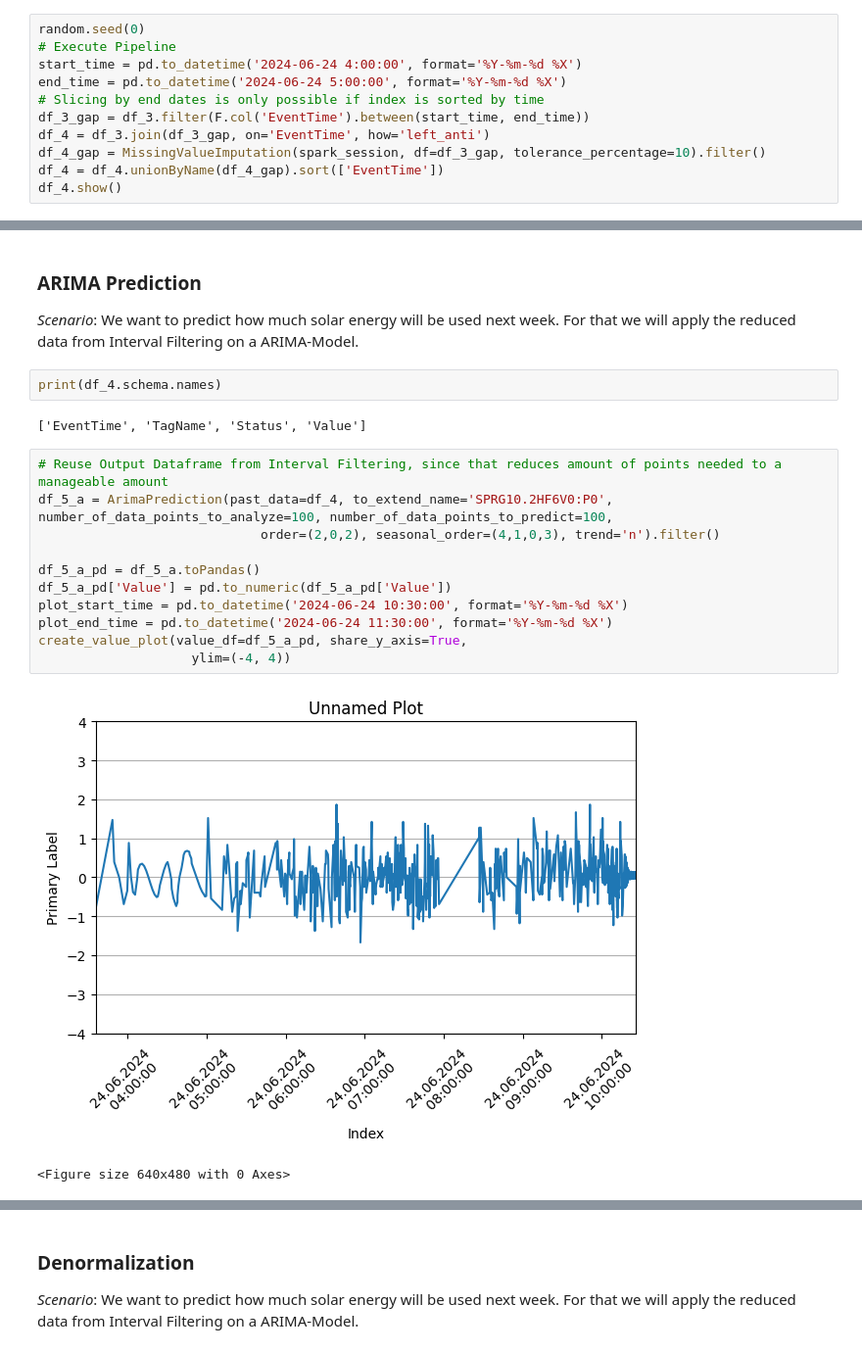
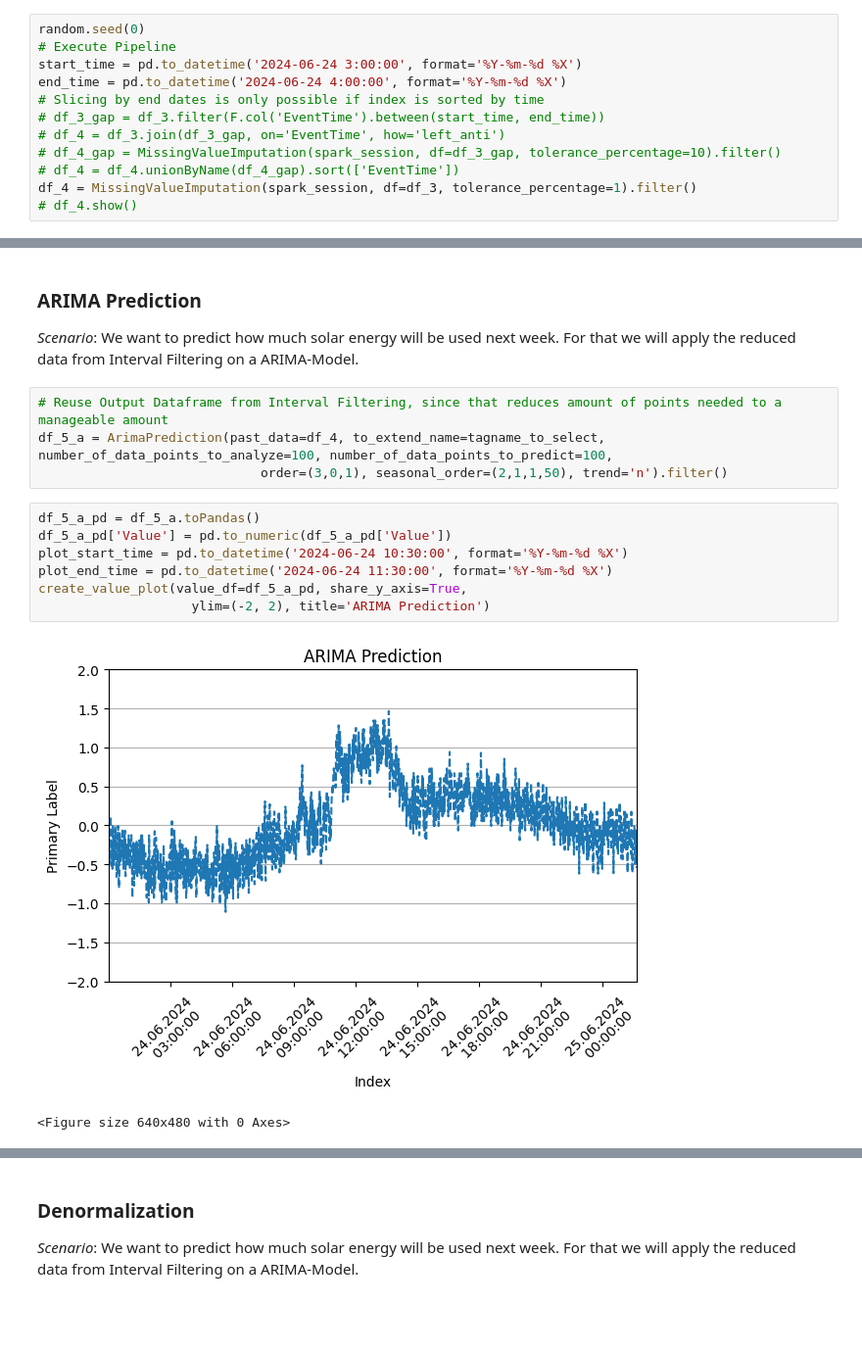
Before and after one commit to rtdip/core, a Jupyter notebook: notebook/pipeline_showcase.ipynb, the cells around one changed output, grey strips where cells are left out. Shown at 98% size. Cells and saved outputs as stored; diff of their text form; blank space fills up the shorter version.

```diff
--- a/notebook/pipeline_showcase.ipynb
+++ b/notebook/pipeline_showcase.ipynb
@@ -174,11 +148,12 @@ Sometimes a value is missing because of sensor error or similar issues. This mak
 # %%
 random.seed(0)
 # Execute Pipeline
-start_time = pd.to_datetime('2024-06-24 4:00:00', format='%Y-%m-%d %X')
-end_time = pd.to_datetime('2024-06-24 5:00:00', format='%Y-%m-%d %X')
+start_time = pd.to_datetime('2024-06-24 3:00:00', format='%Y-%m-%d %X')
+end_time = pd.to_datetime('2024-06-24 4:00:00', format='%Y-%m-%d %X')
 # Slicing by end dates is only possible if index is sorted by time
-df_3_gap = df_3.filter(F.col('EventTime').between(start_time, end_time))
-df_4 = df_3.join(df_3_gap, on='EventTime', how='left_anti')
-df_4_gap = MissingValueImputation(spark_session, df=df_3_gap, tolerance_percentage=10).filter()
-df_4 = df_4.unionByName(df_4_gap).sort(['EventTime'])
-df_4.show()
+# df_3_gap = df_3.filter(F.col('EventTime').between(start_time, end_time))
+# df_4 = df_3.join(df_3_gap, on='EventTime', how='left_anti')
+# df_4_gap = MissingValueImputation(spark_session, df=df_3_gap, tolerance_percentage=10).filter()
+# df_4 = df_4.unionByName(df_4_gap).sort(['EventTime'])
+df_4 = MissingValueImputation(spark_session, df=df_3, tolerance_percentage=1).filter()
+# df_4.show()
@@ -212,21 +167,17 @@ print(df_4.toPandas().shape[0])
 ### ARIMA Prediction
 *Scenario*:
 We want to predict how much solar energy will be used next week. For that we will apply the reduced data from Interval Filtering on a ARIMA-Model.
-# %%
-print(df_4.schema.names)
-# %% [output]
-['EventTime', 'TagName', 'Status', 'Value']
 # %%
 # Reuse Output Dataframe from Interval Filtering, since that reduces amount of points needed to a manageable amount
-df_5_a = ArimaPrediction(past_data=df_4, to_extend_name='SPRG10.2HF6V0:P0', number_of_data_points_to_analyze=100, number_of_data_points_to_predict=100,
-                             order=(2,0,2), seasonal_order=(4,1,0,3), trend='n').filter()
-
-df_5_a_pd = df_5_a.toPandas()
-df_5_a_pd['Value'] = pd.to_numeric(df_5_a_pd['Value'])
-plot_start_time = pd.to_datetime('2024-06-24 10:30:00', format='%Y-%m-%d %X')
-plot_end_time = pd.to_datetime('2024-06-24 11:30:00', format='%Y-%m-%d %X')
-create_value_plot(value_df=df_5_a_pd, share_y_axis=True,
-                    ylim=(-4, 4))
+df_5_a = ArimaPrediction(past_data=df_4, to_extend_name=tagname_to_select, number_of_data_points_to_analyze=100, number_of_data_points_to_predict=100,
+                             order=(3,0,1), seasonal_order=(2,1,1,50), trend='n').filter()
-# %% [output]
-[figure, removed]
-<Figure size 640x480 with 0 Axes>
+# %%
+df_5_a_pd = df_5_a.toPandas()
+df_5_a_pd['Value'] = pd.to_numeric(df_5_a_pd['Value'])
+plot_start_time = pd.to_datetime('2024-06-24 10:30:00', format='%Y-%m-%d %X')
+plot_end_time = pd.to_datetime('2024-06-24 11:30:00', format='%Y-%m-%d %X')
+create_value_plot(value_df=df_5_a_pd, share_y_axis=True,
+                    ylim=(-2, 2), title='ARIMA Prediction')
+# %% [output]
+[figure, added]
+<Figure size 640x480 with 0 Axes>
```
Also changed, not shown: parts of 10 cells of this notebook.
